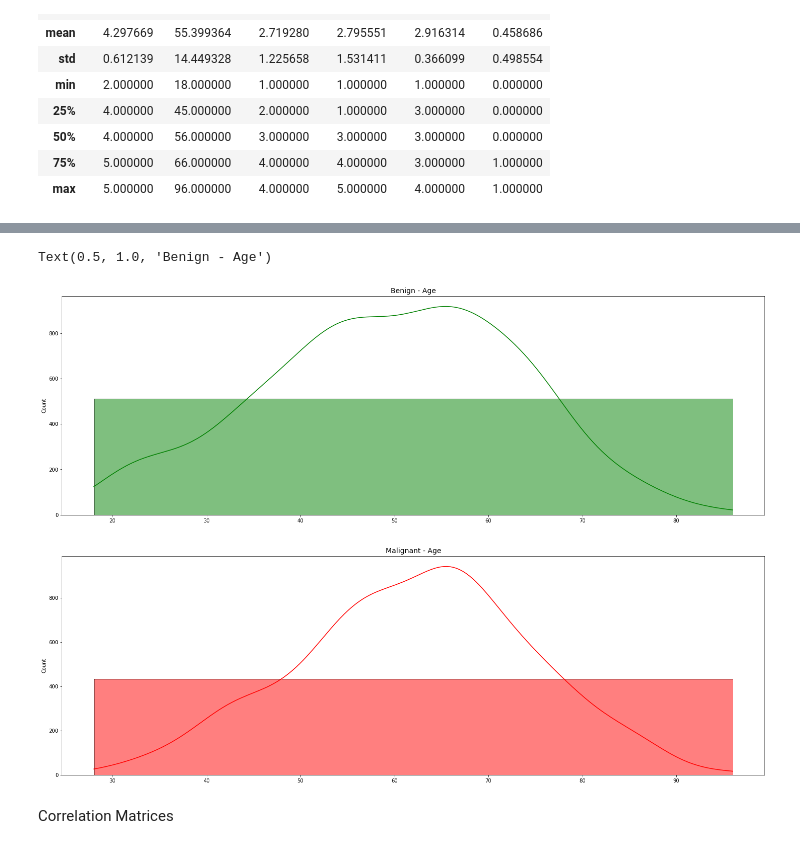
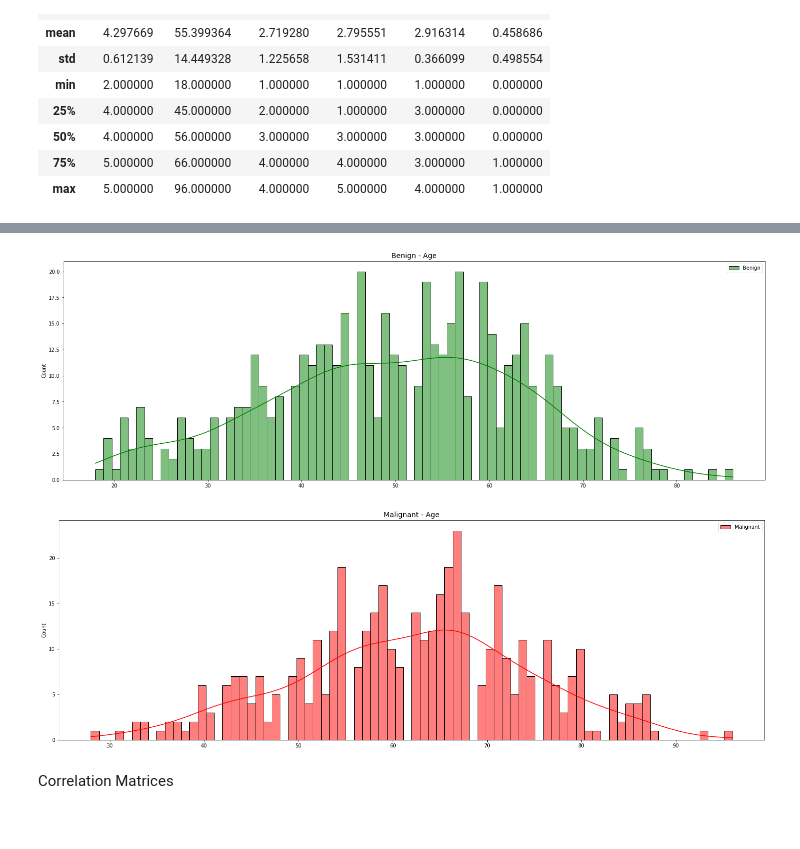
Before and after one commit to TheScorpoi/faa-mammographic, a Jupyter notebook: src/main.ipynb, the cells around one changed output, grey strips where cells are left out. Drawn from its saved outputs; the diff is of its cells as text; code cells hidden in the pictures.

```diff
--- a/src/main.ipynb
+++ b/src/main.ipynb
@@ -65,15 +68,16 @@ Malignant:  45.87 % of the dataset
 # %%
 age_benign = data.Age[data.Severity == 0].values
 
 bins = int(data['Age'].max()) - int(data['Age'].min())
 
 plt.figure(figsize=(25,8))
 
 sns.histplot(age_benign, bins=bins, kde=True, color='green', label='Benign')
 plt.title('Benign - Age', fontsize=14)
+plt.legend()
+plt.show()
 # %% [output]
-Text(0.5, 1.0, 'Benign - Age')
-[figure, old version]
+[figure, new version]
 # %%
 age_malign = data.Age[data.Severity == 1].values
 
@@ -83,8 +87,10 @@ plt.figure(figsize=(25,8))
 
 sns.histplot(age_malign, bins=bins, kde=True, color='red', label='Malignant')
 plt.title('Malignant - Age', fontsize=14)
+plt.legend()
+plt.show()
 # %% [output]
-[figure, old version]
+[figure, new version]
 # %% [markdown]
 Correlation Matrices
 # %%
```
Also changed, not shown: parts of 5 cells of this notebook.
